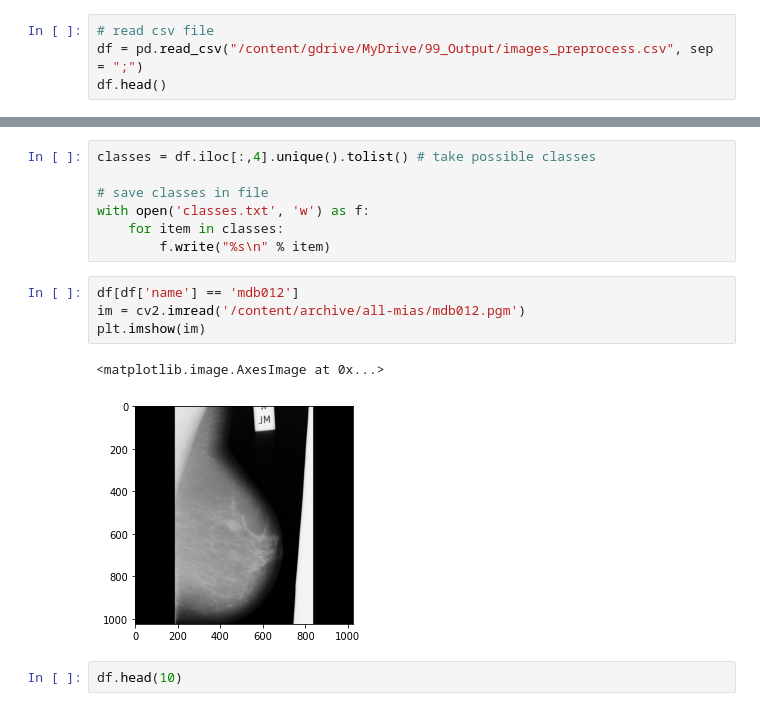
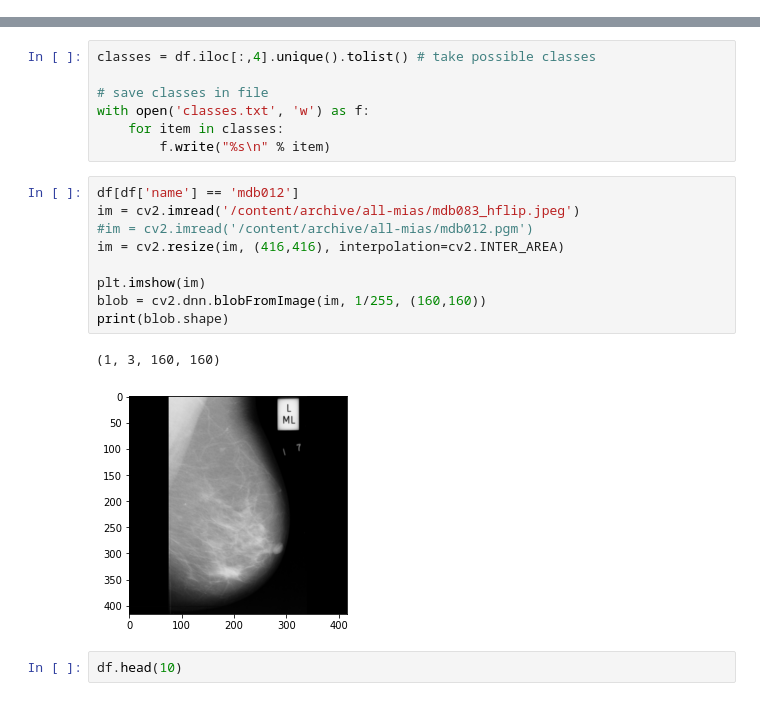
Before and after one commit to cfont03/Anomaly-breast-cancer-detection, a Jupyter notebook: train/2. YOLO.ipynb, the cells around one changed output, grey strips where cells are left out. Drawn from its saved outputs; the diff is of its cells as text.

```diff
--- a/train/2. YOLO.ipynb
+++ b/train/2. YOLO.ipynb
@@ -59,7 +80,3 @@ import time
 # %% [output]
 Keras version   :  2.8.0
 Populating the interactive namespace from numpy and matplotlib
-# %%
-# read csv file
-df = pd.read_csv("/content/gdrive/MyDrive/99_Output/images_preprocess.csv", sep = ";")
-df.head()
@@ -187,11 +307,16 @@ with open('classes.txt', 'w') as f:
         f.write("%s\n" % item)
 # %%
 df[df['name'] == 'mdb012']
-im = cv2.imread('/content/archive/all-mias/mdb012.pgm')
+im = cv2.imread('/content/archive/all-mias/mdb083_hflip.jpeg')
+#im = cv2.imread('/content/archive/all-mias/mdb012.pgm')
+im = cv2.resize(im, (416,416), interpolation=cv2.INTER_AREA)
+
 plt.imshow(im)
+blob = cv2.dnn.blobFromImage(im, 1/255, (160,160))
+print(blob.shape)
 # %% [output]
-<matplotlib.image.AxesImage at 0x...>
+(1, 3, 160, 160)
-[figure, old version]
+[figure, new version]
 # %%
 df.head(10)
 # %% [output]
```
Also changed, not shown: parts of 48 cells of this notebook.
